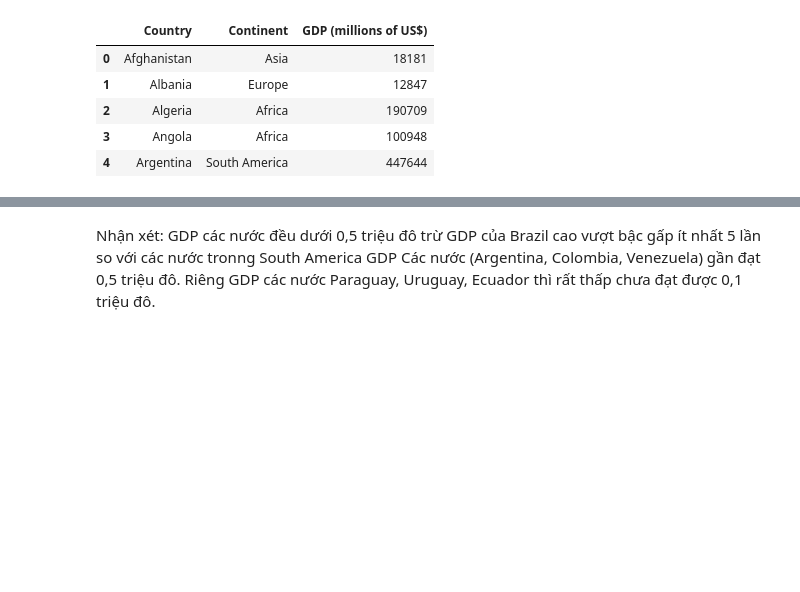
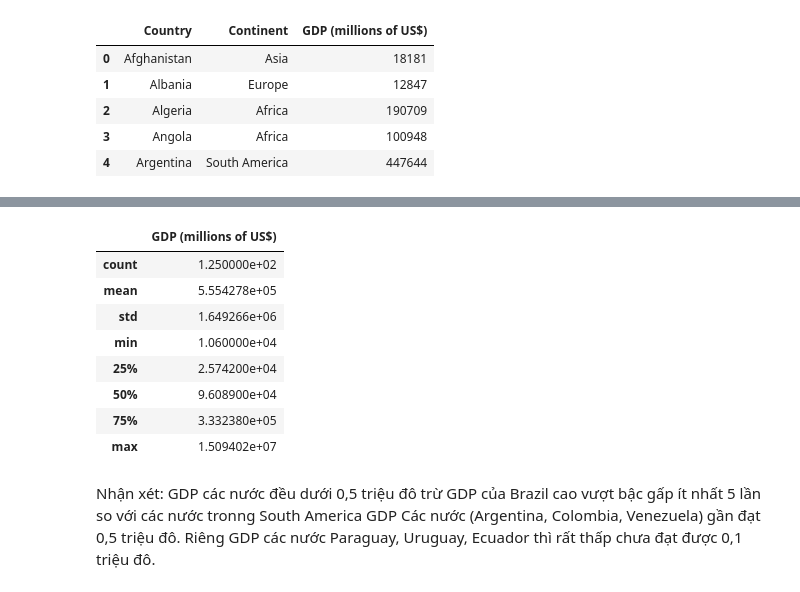
Before and after one commit to Trang27cl/testgit, a Jupyter notebook: GDP list.ipynb, the cells around one changed output, grey strips where cells are left out. Cells and saved outputs as stored; diff of their text form; code cells hidden in the pictures; blank space fills up the shorter version.

```diff
--- a/GDP list.ipynb
+++ b/GDP list.ipynb
@@ -17,6 +29,18 @@ data.info()
 #Bộ dữ liệu chứa 125 dòng dữ liệu và 3 cột
 #Country, Continent: là thuộc tính định tính, có thang đo định danh
 #GDP: thuộc tính định lượng, thang đo ratio
+# %%
+data.describe()
+# %% [output]
+|  | GDP (millions of US$) |
+| count | 1.250000e+02 |
+| mean | 5.554278e+05 |
+| std | 1.649266e+06 |
+| min | 1.060000e+04 |
+| 25% | 2.574200e+04 |
+| 50% | 9.608900e+04 |
+| 75% | 3.332380e+05 |
+| max | 1.509402e+07 |
 # %%
 #Việt hóa tên các cột trong bảng dữ liệu: Country 🡪 Nuoc; Continent 🡪 Chauluc; GDP (millions of US$) 🡪 GDP (trieu do)
 data.rename(columns={'Country':'Nuoc','Continent':'Chauluc','GDP (millions of US$)':'GDP_trieu_do'},inplace=True)
```
Also changed, not shown: parts of 10 cells of this notebook.
